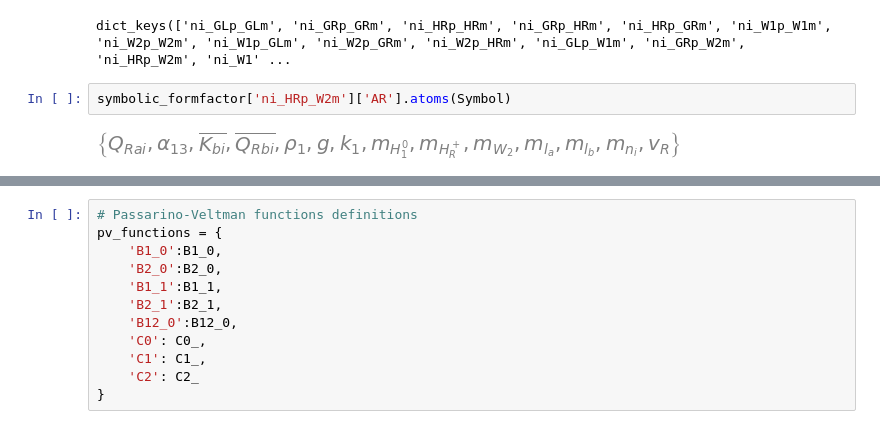
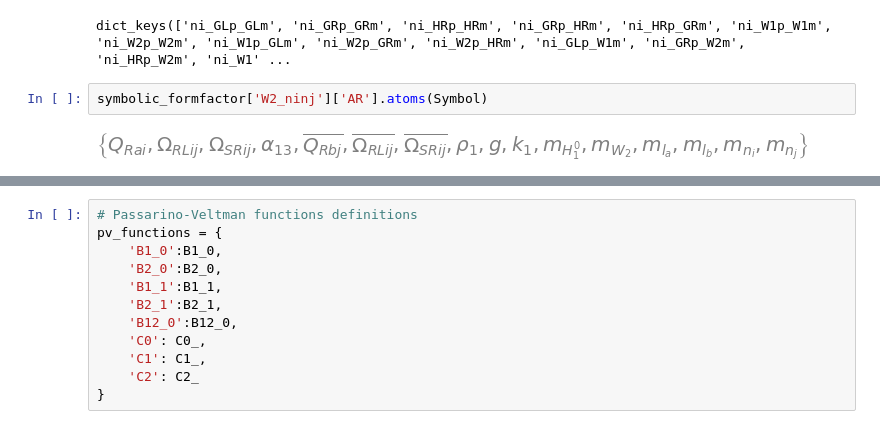
Before and after one commit to moiseszeleny/LRSM-with-Spheno, a Jupyter notebook: sympy_calculations/LFV decays DLRSM/diagram_formfactors_functions.ipynb, the cells around one changed output, grey strips where cells are left out. Saved outputs shown, nothing was run; the diff lists cells and outputs as text.

```diff
--- a/sympy_calculations/LFV decays DLRSM/diagram_formfactors_functions.ipynb
+++ b/sympy_calculations/LFV decays DLRSM/diagram_formfactors_functions.ipynb
@@ -383,8 +436,8 @@ all_diagrams.keys()
 # %% [output]
 dict_keys(['ni_GLp_GLm', 'ni_GRp_GRm', 'ni_HRp_HRm', 'ni_GRp_HRm', 'ni_HRp_GRm', 'ni_W1p_W1m', 'ni_W2p_W2m', 'ni_W1p_GLm', 'ni_W2p_GRm', 'ni_W2p_HRm', 'ni_GLp_W1m', 'ni_GRp_W2m', 'ni_HRp_W2m', 'ni_W1' ...
 # %%
-symbolic_formfactor['ni_HRp_W2m']['AR'].atoms(Symbol)
+symbolic_formfactor['W2_ninj']['AR'].atoms(Symbol)
 # %% [output]
-[figure, old version]
+[figure, new version]
 # %%
 from LFVXD.numeric.qcdloop_pv import B1_0, B2_0, B1_1, B2_1, B12_0, C0_, C1_, C2_
```
Also changed, not shown: parts of 16 cells of this notebook, 6 other files.
